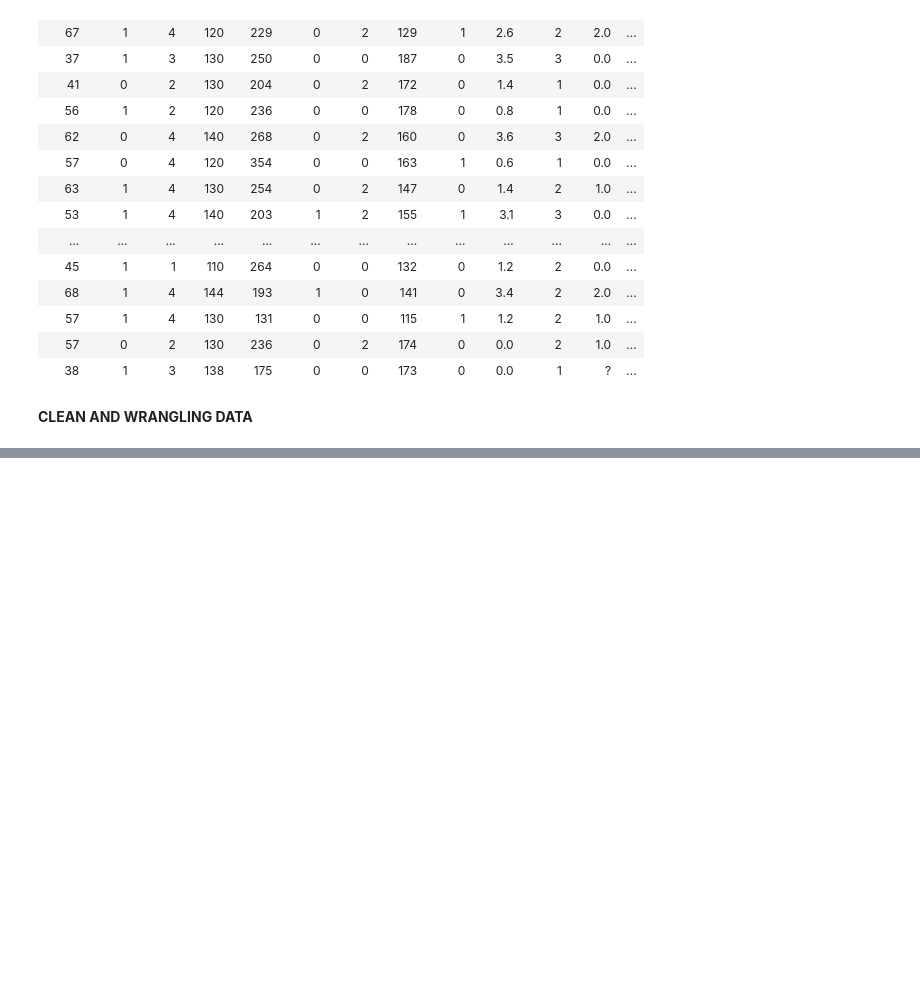
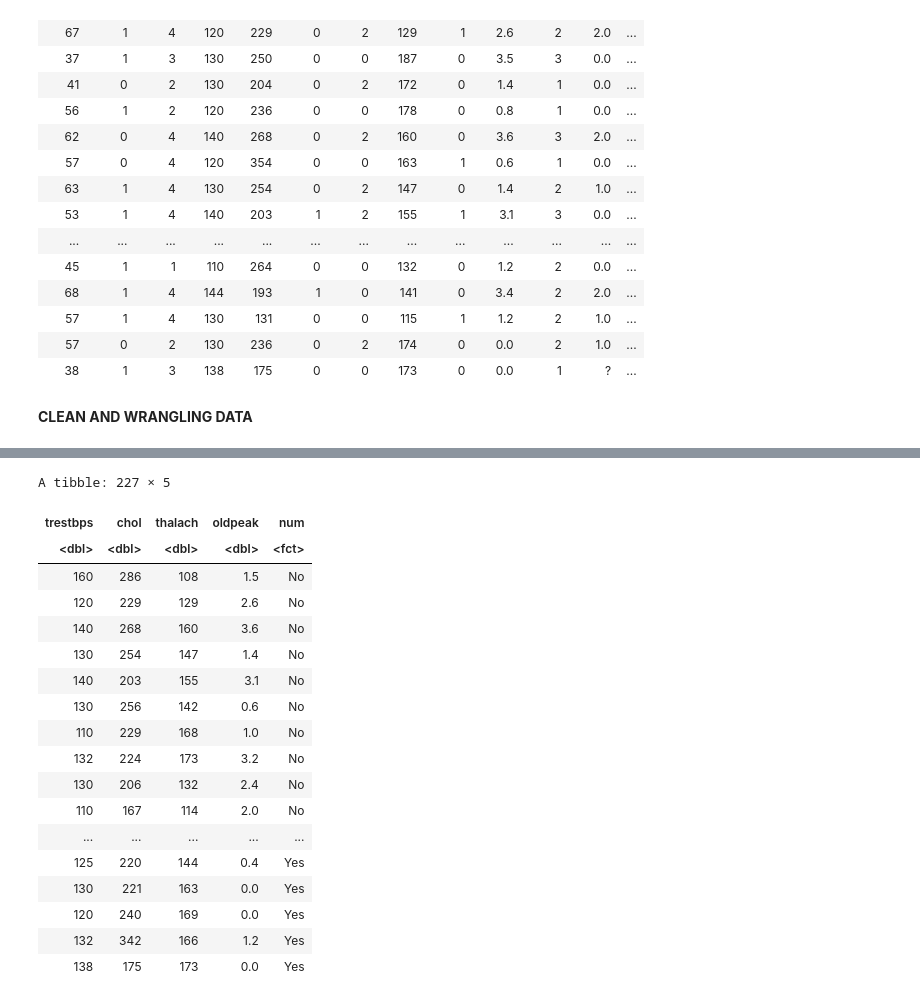
Before and after one commit to pepperlee14/dsci100_project, a Jupyter notebook: project.ipynb, the cells around one changed output, grey strips where cells are left out. Cells and saved outputs as stored; diff of their text form; code cells hidden in the pictures; blank space fills up the shorter version.

```diff
--- a/project.ipynb
+++ b/project.ipynb
@@ -76,0 +137,22 @@ A spec_tbl_df: 303 × 14
+# %%
+clevelandhd_training
+# %% [output]
+A tibble: 227 × 5
+| trestbps | chol | thalach | oldpeak | num |
+| <dbl> | <dbl> | <dbl> | <dbl> | <fct> |
+| 160 | 286 | 108 | 1.5 | No |
+| 120 | 229 | 129 | 2.6 | No |
+| 140 | 268 | 160 | 3.6 | No |
+| 130 | 254 | 147 | 1.4 | No |
+| 140 | 203 | 155 | 3.1 | No |
+| 130 | 256 | 142 | 0.6 | No |
+| 110 | 229 | 168 | 1.0 | No |
+| 132 | 224 | 173 | 3.2 | No |
+| 130 | 206 | 132 | 2.4 | No |
+| 110 | 167 | 114 | 2.0 | No |
+| ... | ... | ... | ... | ... |
+| 125 | 220 | 144 | 0.4 | Yes |
+| 130 | 221 | 163 | 0.0 | Yes |
+| 120 | 240 | 169 | 0.0 | Yes |
+| 132 | 342 | 166 | 1.2 | Yes |
+| 138 | 175 | 173 | 0.0 | Yes |
```
Also changed, not shown: parts of 10 cells of this notebook.
